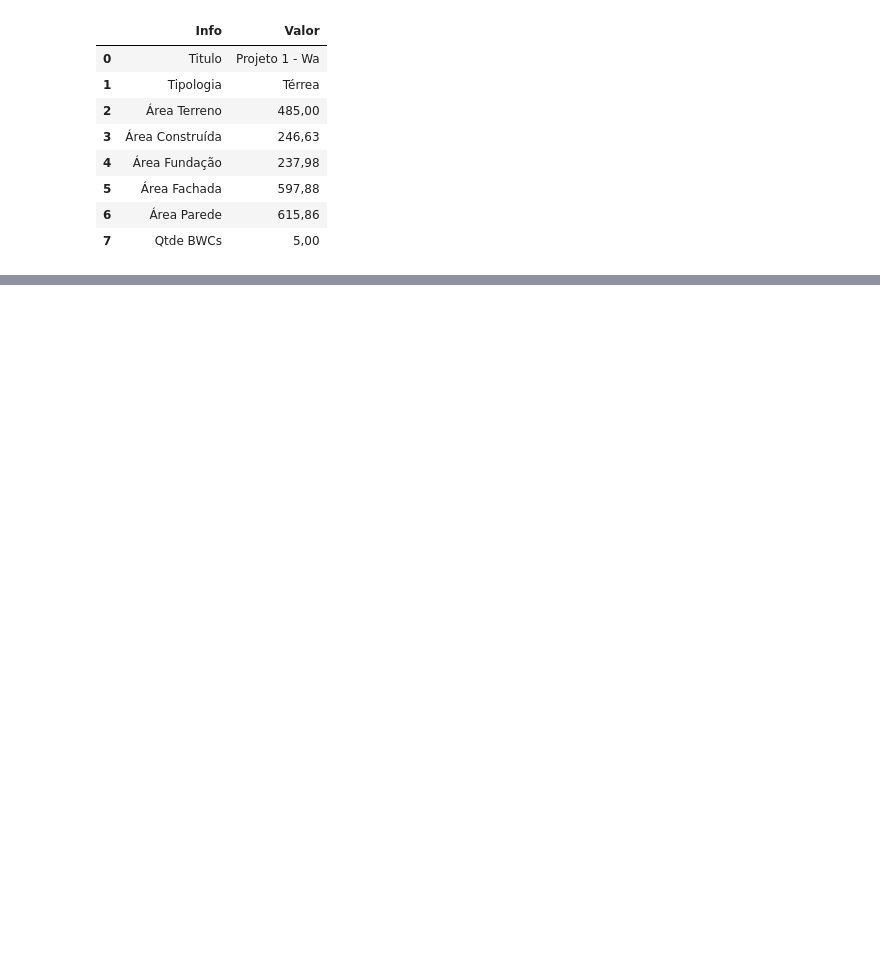
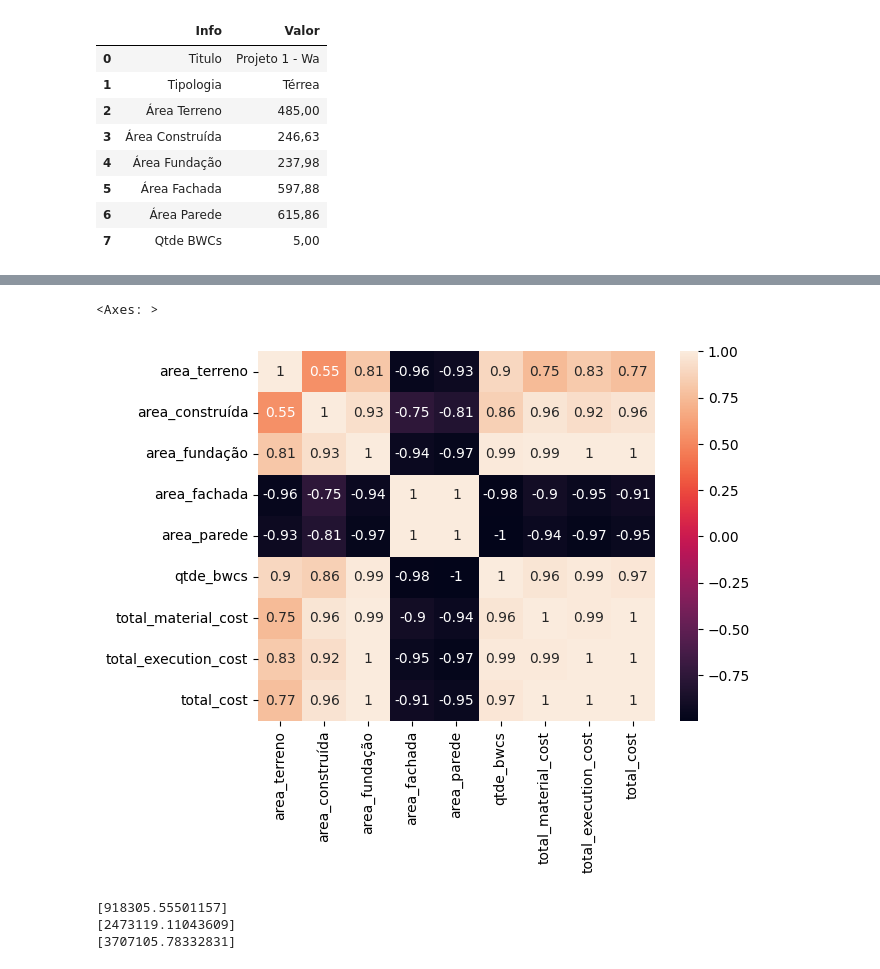
Before and after one commit to vector-b/makasi-data, a Jupyter notebook: _initial_eda.ipynb, the cells around one changed output, grey strips where cells are left out. Saved outputs shown, nothing was run; the diff lists cells and outputs as text; code cells hidden in the pictures; blank space fills up the shorter version.

```diff
--- a/_initial_eda.ipynb
+++ b/_initial_eda.ipynb
@@ -73,4 +89,4 @@ loader.dfs['amostra_projeto1']['header']
 | 6 | Área Parede | 615,86 |
 | 7 | Qtde BWCs | 5,00 |
 # %%
-header_totals = processor.aggregate_header_totals()
+h_totals = processor.aggregate_header_totals()
@@ -89,0 +100,16 @@ sns.heatmap(header_totals[numeric_cols].corr(), annot=True)
+# %%
+numeric_cols = [
+    "area_terreno",
+    "area_construída",
+    "area_fundação",
+    "area_fachada",
+    "area_parede",
+    "qtde_bwcs",
+    "total_material_cost",
+    "total_execution_cost",
+    "total_cost"
+]
+sns.heatmap(h_totals[numeric_cols].corr(), annot=True)
+# %% [output]
+<Axes: >
+[figure, added]
@@ -89,0 +121,14 @@ sns.heatmap(header_totals[numeric_cols].corr(), annot=True)
+# %%
+for col in totals:
+    prd = Predictor(header_totals)
+    train_cols = [col for col in header_totals.columns if col not in ['file', 'titulo', 'total_cost', 'total_execution_cost', 'total_material_cost']]
+    X = header_totals[train_cols]
+    y = header_totals[col]
+
+    prd.fit(X,y)
+    pred = prd.predict(loader.predict_df[train_cols])
+    print(pred)
+# %% [output]
+[918305.55501157]
+[2473119.11043609]
+[3707105.78332831]
```
Also changed, not shown: parts of 7 cells of this notebook, 3 other files.
